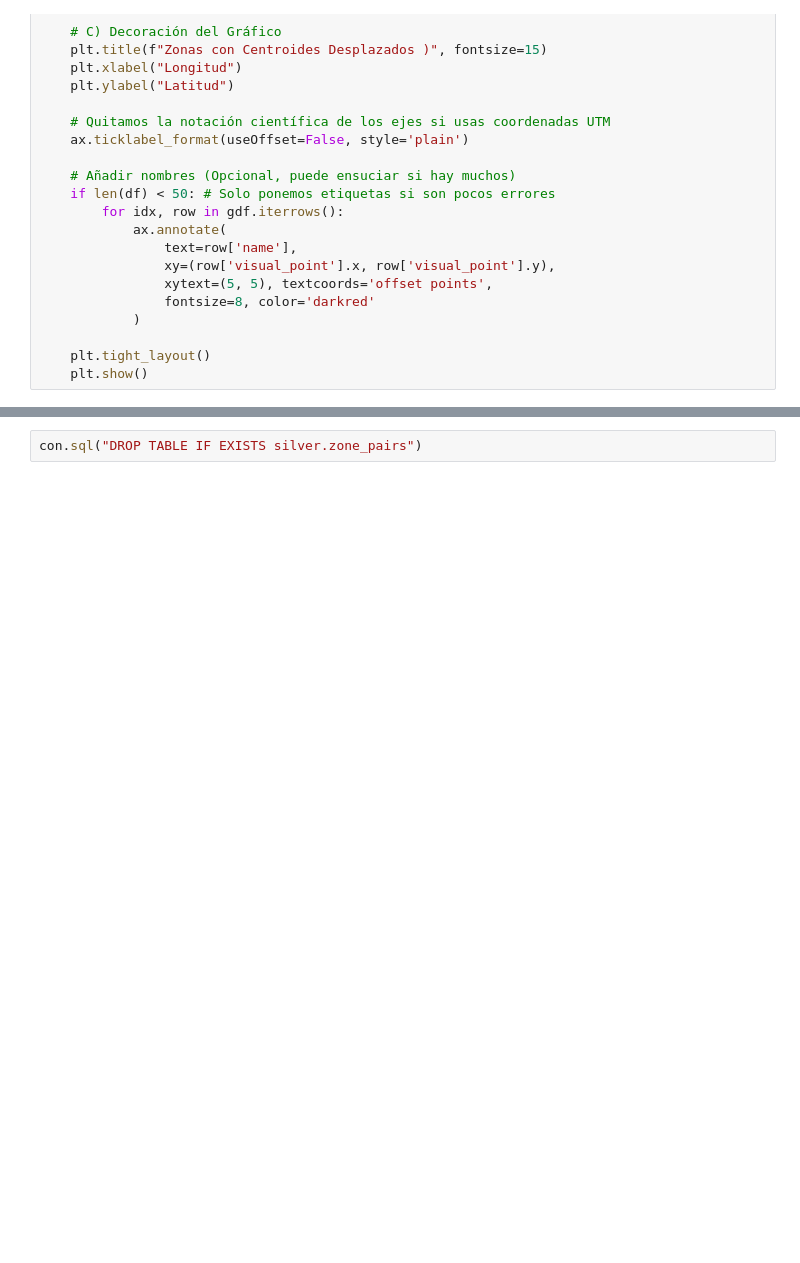
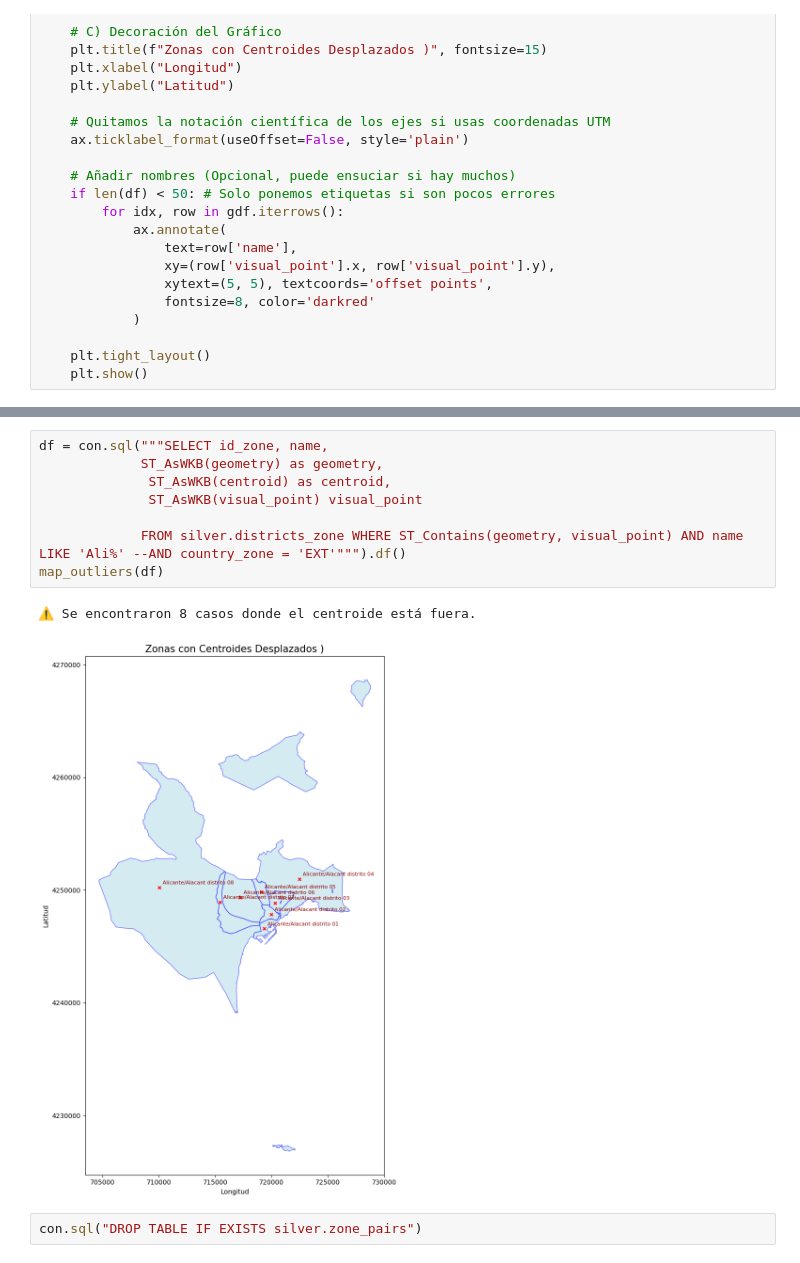
Before and after one commit to AleacionFerrica/BDET_mobility, a Jupyter notebook: duck_lake.ipynb, the cells around one changed output, grey strips where cells are left out. Saved outputs shown, nothing was run; the diff lists cells and outputs as text; blank space fills up the shorter version.

```diff
--- a/duck_lake.ipynb
+++ b/duck_lake.ipynb
@@ -946,3 +1250,14 @@ map_outliers(df)
+# %%
+df = con.sql("""SELECT id_zone, name,
+             ST_AsWKB(geometry) as geometry,
+              ST_AsWKB(centroid) as centroid,
+              ST_AsWKB(visual_point) visual_point
+
+             FROM silver.districts_zone WHERE ST_Contains(geometry, visual_point) AND name LIKE 'Ali%' --AND country_zone = 'EXT'""").df()
+map_outliers(df)
+# %% [output]
+⚠️ Se encontraron 8 casos donde el centroide está fuera.
+[figure, added]
 # %%
 con.sql("DROP TABLE IF EXISTS silver.zone_pairs")
 # %%
```
Also changed, not shown: parts of 46 cells of this notebook, 4 other files.
